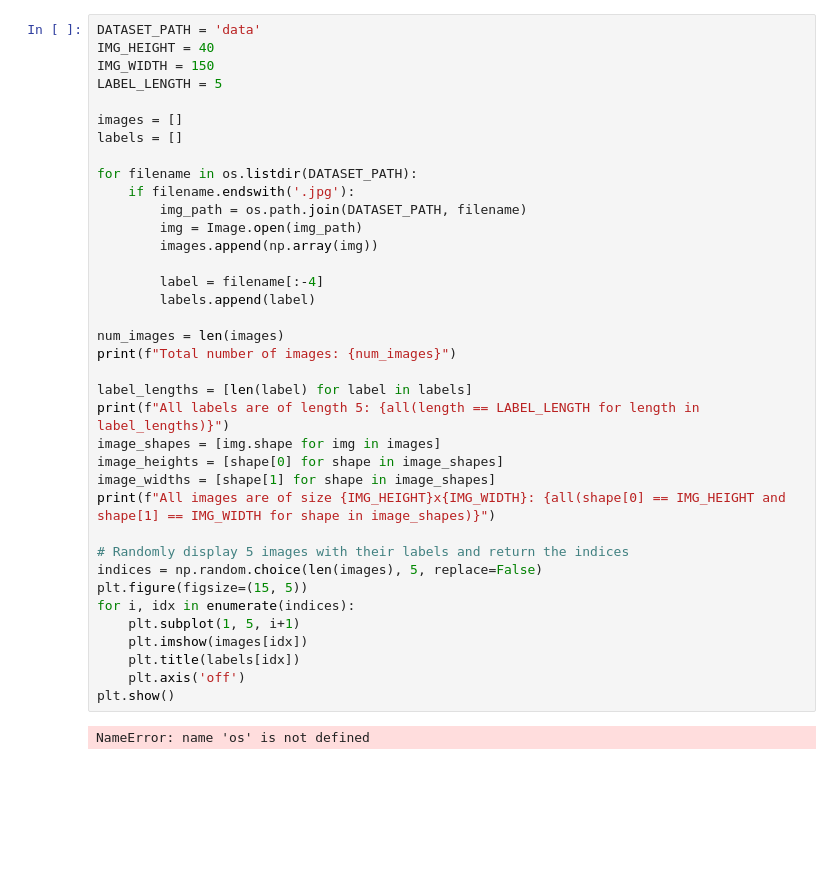
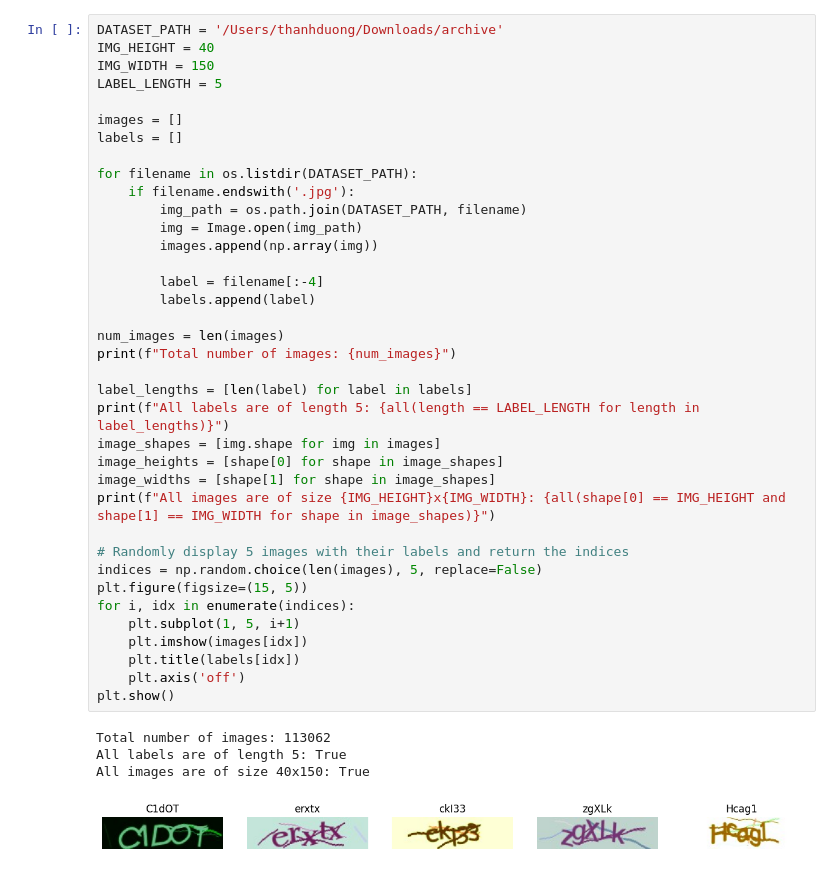
Before and after one commit to kanetran29/CAPTCHA-resolver, a Jupyter notebook: captcha_resolver_cnn.ipynb, the cells around one changed output. Cells and saved outputs as stored; diff of their text form; blank space fills up the shorter version.

```diff
--- a/captcha_resolver_cnn.ipynb
+++ b/captcha_resolver_cnn.ipynb
@@ -18,5 +29,5 @@ from tensorflow.keras.callbacks import EarlyStopping
 # %%
-DATASET_PATH = 'data'
+DATASET_PATH = '/Users/thanhduong/Downloads/archive'
 IMG_HEIGHT = 40
 IMG_WIDTH = 150
 LABEL_LENGTH = 5
@@ -26,32 +37,35 @@ labels = []
 
 for filename in os.listdir(DATASET_PATH):
     if filename.endswith('.jpg'):
         img_path = os.path.join(DATASET_PATH, filename)
         img = Image.open(img_path)
         images.append(np.array(img))
 
         label = filename[:-4]
         labels.append(label)
 
 num_images = len(images)
 print(f"Total number of images: {num_images}")
 
 label_lengths = [len(label) for label in labels]
 print(f"All labels are of length 5: {all(length == LABEL_LENGTH for length in label_lengths)}")
 image_shapes = [img.shape for img in images]
 image_heights = [shape[0] for shape in image_shapes]
 image_widths = [shape[1] for shape in image_shapes]
 print(f"All images are of size {IMG_HEIGHT}x{IMG_WIDTH}: {all(shape[0] == IMG_HEIGHT and shape[1] == IMG_WIDTH for shape in image_shapes)}")
 
 # Randomly display 5 images with their labels and return the indices
 indices = np.random.choice(len(images), 5, replace=False)
 plt.figure(figsize=(15, 5))
 for i, idx in enumerate(indices):
     plt.subplot(1, 5, i+1)
     plt.imshow(images[idx])
     plt.title(labels[idx])
     plt.axis('off')
 plt.show()
 # %% [output]
-NameError: name 'os' is not defined
+Total number of images: 113062
+All labels are of length 5: True
+All images are of size 40x150: True
+[figure, added]
 # %%
```
Also changed, not shown: parts of 13 cells of this notebook.
